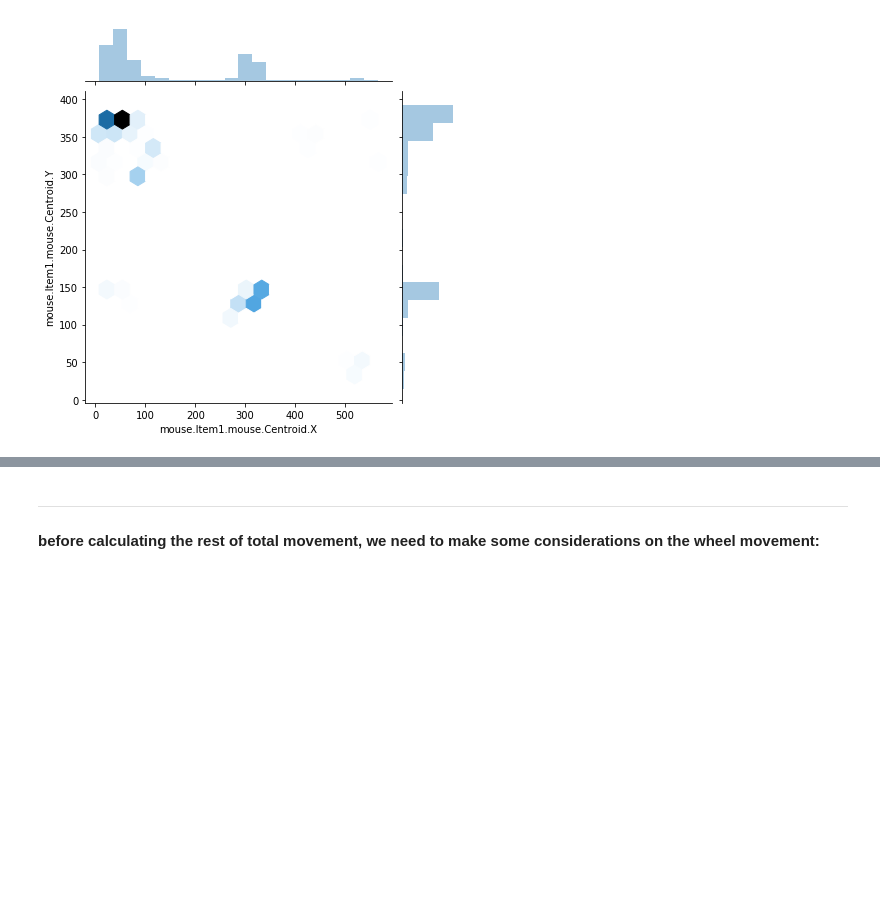
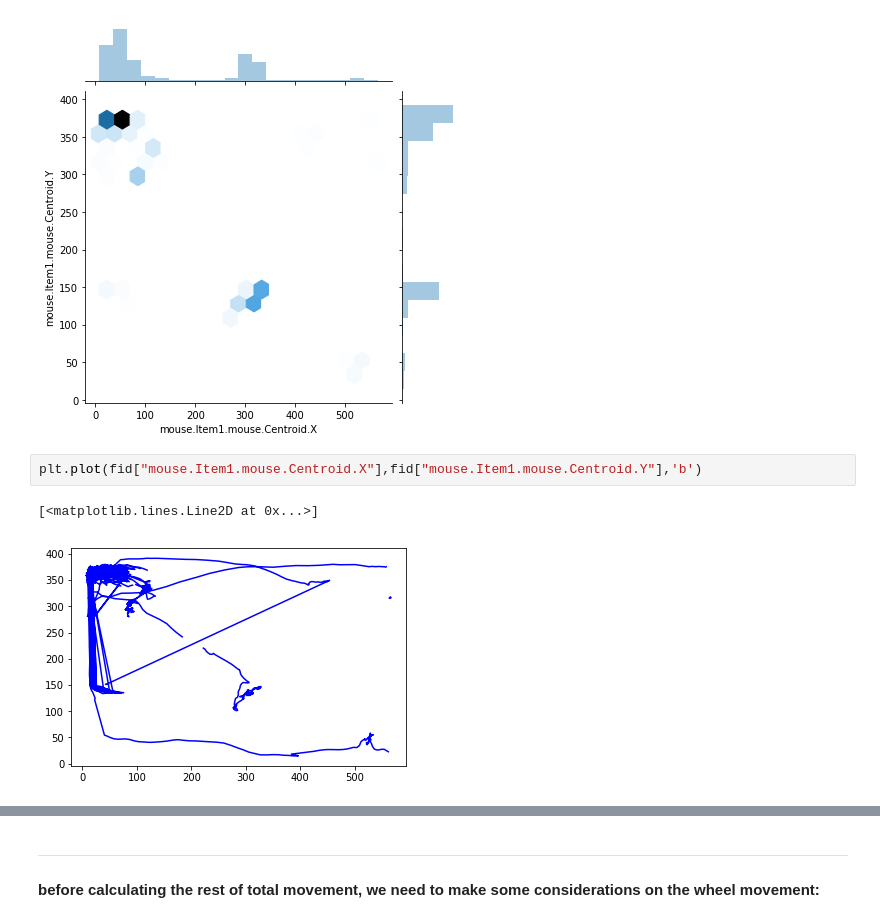
Before and after one commit to Sussex-Neuroscience/rodent-tracking, a Jupyter notebook: software/test.ipynb, the cells around one changed output, grey strips where cells are left out. Saved outputs shown, nothing was run; the diff lists cells and outputs as text; blank space fills up the shorter version.

```diff
--- a/software/test.ipynb
+++ b/software/test.ipynb
@@ -96,5 +96,10 @@ sns.jointplot(x="mouse.Item1.mouse.Centroid.X",
 # %% [output]
 <seaborn.axisgrid.JointGrid at 0x...>
 [figure]
+# %%
+plt.plot(fid["mouse.Item1.mouse.Centroid.X"],fid["mouse.Item1.mouse.Centroid.Y"],'b')
+# %% [output]
+[<matplotlib.lines.Line2D at 0x...>]
+[figure, added]
 # %%
 # mouse movement (excluding the times when the mouse was on the wheel) using pythagoras
```
Also changed, not shown: parts of 3 cells of this notebook.
